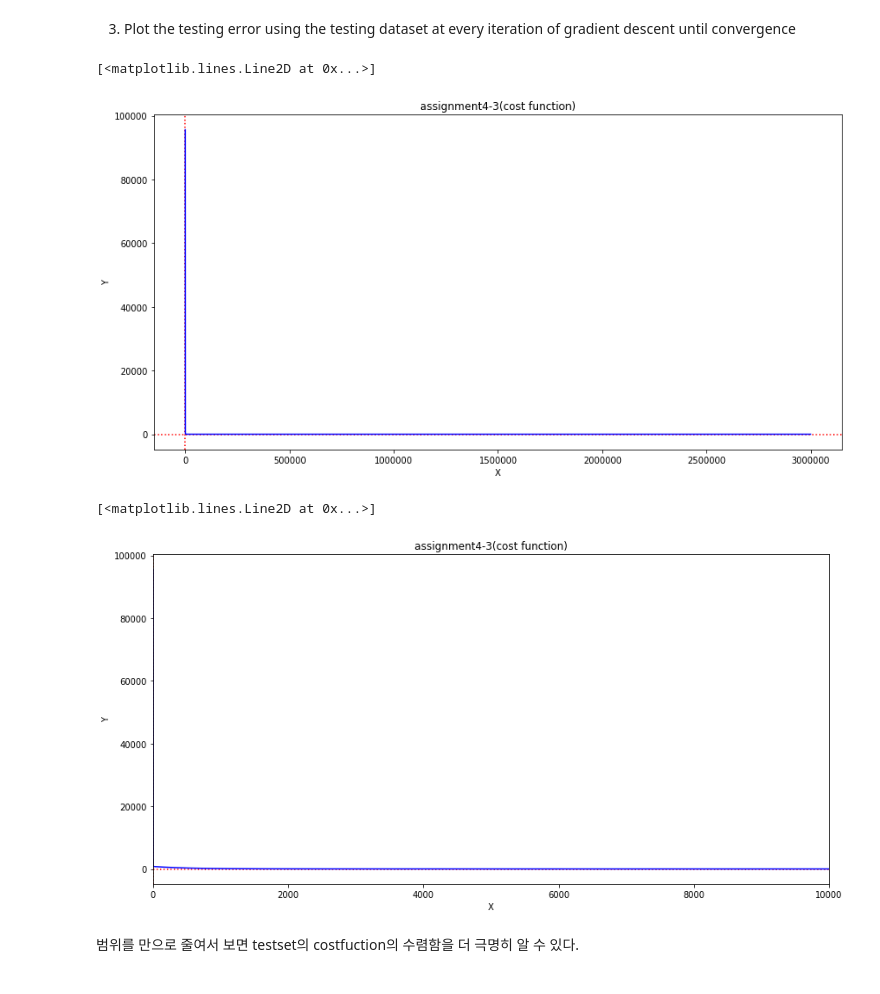
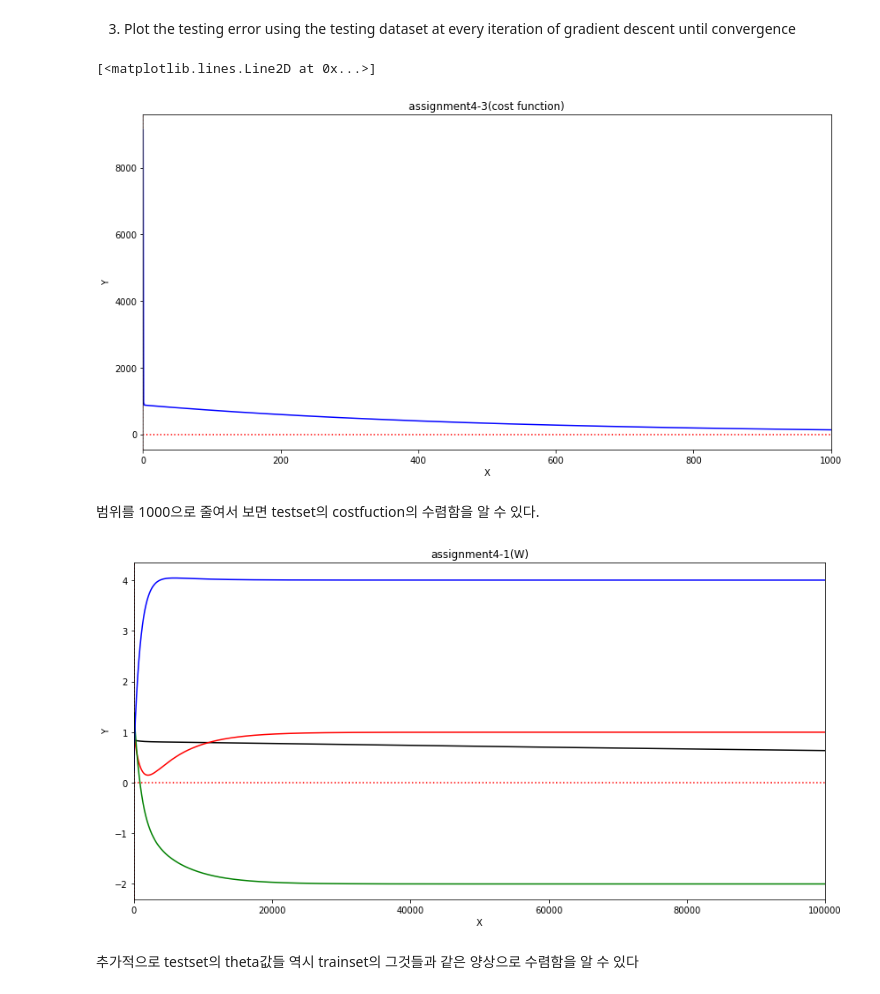
Before and after one commit to ChanWoongJeon/machinelearning, a Jupyter notebook: assignment4.ipynb, the cells around one changed output. Drawn from its saved outputs; the diff is of its cells as text; code cells hidden in the pictures.

```diff
--- a/assignment4.ipynb
+++ b/assignment4.ipynb
@@ -131,7 +131,7 @@ theta = [[],[],[],[]]
 learning_rate =0.00001
 m = len(y_test[0])
 W = np.random.rand(1,4)
-for i in range(3000000):
+for i in range(100000):
     cost = np.sum((np.dot(W,X_test)-y_test)**2)/(2*m)
     for k in range(4):
         theta[k].append(W[0][k])
@@ -144,21 +144,27 @@ plt.axhline(y=0, color = 'r',linestyle=':')
 plt.title("assignment4-3(cost function)")
 plt.xlabel('X')
 plt.ylabel('Y')
-plt.plot(range(3000000),obj,color='b',label='cost function')
+plt.xlim(0,1000)
+plt.plot(range(100000),obj,color='b',label='cost function')
 # %% [output]
 [<matplotlib.lines.Line2D at 0x...>]
-[figure, old version]
+[figure, new version]
+# %% [markdown]
+범위를 1000으로 줄여서 보면 testset의 costfuction의 수렴함을 알 수 있다.
 # %%
 plt.figure(figsize=(14, 7))
 plt.axvline(x=0, color = 'r',linestyle=':')
 plt.axhline(y=0, color = 'r',linestyle=':')
-plt.title("assignment4-3(cost function)")
+plt.title("assignment4-1(W)")
 plt.xlabel('X')
 plt.ylabel('Y')
-plt.xlim(0,10000)
-plt.plot(range(3000000),obj,color='b',label='cost function')
+plt.xlim(0,100000)
+plt.plot(range(100000),theta[0],color='k',label='theta0')
+plt.plot(range(100000),theta[1],color='r',label='theta1')
+plt.plot(range(100000),theta[2],color='g',label='theta2')
+plt.plot(range(100000),theta[3],color='b',label='theta3')
+plt.show()
 # %% [output]
-[<matplotlib.lines.Line2D at 0x...>]
-[figure, old version]
+[figure, new version]
-# %% [markdown]
-범위를 만으로 줄여서 보면 testset의 costfuction의 수렴함을 더 극명히 알 수 있다.
+# %% [markdown]
+추가적으로 testset의 theta값들 역시 trainset의 그것들과 같은 양상으로 수렴함을 알 수 있다
```
